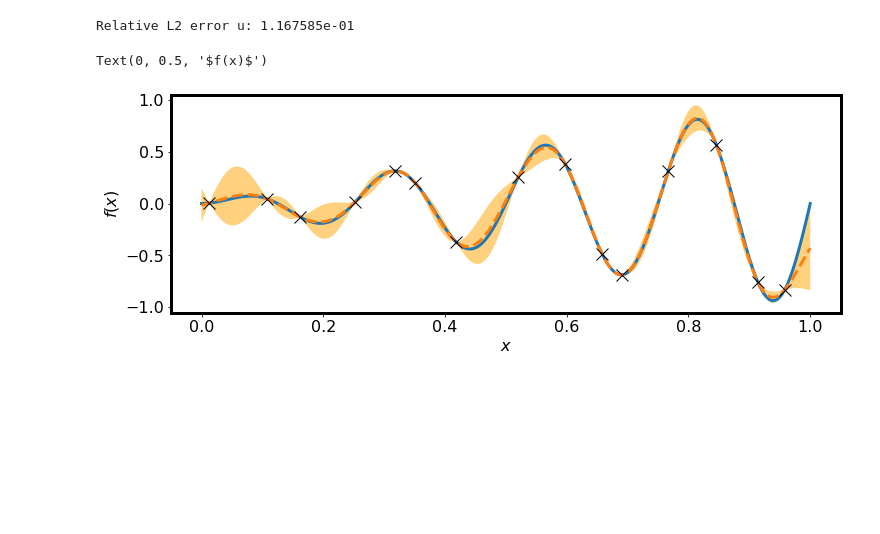
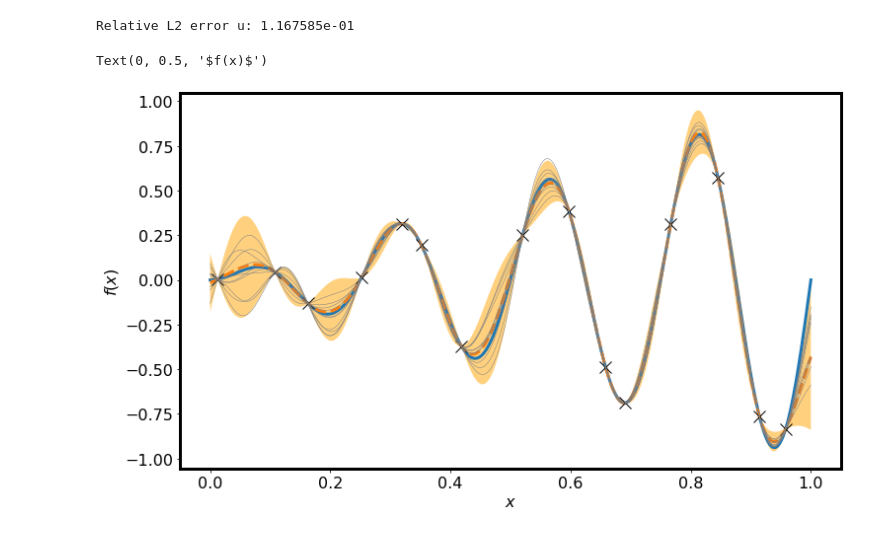
Before and after one commit to PredictiveIntelligenceLab/ENM531, a Jupyter notebook: Code/Week10-Gaussian processes/GP_regression.ipynb, the cells around one changed output. Saved outputs shown, nothing was run; the diff lists cells and outputs as text; code cells hidden in the pictures; blank space fills up the shorter version.

```diff
--- a/Code/Week10-Gaussian processes/GP_regression.ipynb
+++ b/Code/Week10-Gaussian processes/GP_regression.ipynb
@@ -102,6 +102,7 @@ class GPRegression:
     @partial(jit, static_argnums=(0,))
     def predict(self, params, batch, X_star):
         X, y = batch
+        N, D = X.shape
         # Fetch params
         sigma_n = np.exp(params[-1])
         theta = np.exp(params[:-1])
@@ -115,11 +116,32 @@ class GPRegression:
         # Compute predictive mean, std
         mu = np.matmul(k_pX, alpha)
         cov = k_pp - np.matmul(k_pX, beta)
-        std = np.sqrt(np.clip(np.diag(cov), a_min=0.))[:,None]
+        std = np.sqrt(np.clip(np.diag(cov), a_min=0.))
         return mu, std
+
+    # @partial(jit, static_argnums=(0,))
+    def draw_posterior_sample(self, rng_key, params, batch, X_star):
+        X, y = batch
+        N, D = X.shape
+        # Fetch params
+        sigma_n = np.exp(params[-1])
+        theta = np.exp(params[:-1])
+        # Compute kernels
+        k_pp = self.kernel(X_star, X_star, theta) + np.eye(X_star.shape[0])*(sigma_n + 1e-8)
+        k_pX = self.kernel(X_star, X, theta)
+        K = self.kernel(X, X, theta) + np.eye(N)*(sigma_n + 1e-8)
+        L = cholesky(K, lower=True)
+        alpha = solve_triangular(L.T,solve_triangular(L, y, lower=True))
+        beta  = solve_triangular(L.T,solve_triangular(L, k_pX.T, lower=True))
+        # Compute predictive mean
+        mu = np.matmul(k_pX, alpha)
+        cov = k_pp - np.matmul(k_pX, beta)
+        sample = random.multivariate_normal(rng_key, mu, cov)
+        return sample
 # %%
 def f(x):
-  return x*np.sin(8.0*np.pi*x)
+  y = x*np.sin(8.0*np.pi*x)
+  return y[0]
 # %%
 N = 15
 dim = 1
@@ -130,7 +152,7 @@ ub = np.array([1.0])
 # Training data
 X = lb + (ub-lb)*lhs(dim, N)
 y = vmap(f)(X)
-y = y + noise*y.std(0)*onp.random.randn(N,1)
+y = y + noise*y.std(0)*onp.random.randn(N,)
 
 # Test data
 n_star = 1000
@@ -161,6 +183,13 @@ mean, std = mean*sigma_y + mu_y, std*sigma_y
 lower = mean - 2.0*std
 upper = mean + 2.0*std
 
+# Draw posterior samples
+num_draws = 10
+test_keys = random.split(random.PRNGKey(0), num_draws)
+sample_fn = lambda key: model.draw_posterior_sample(key, opt_params, (X_train, y_train), X_test)
+f_samples = vmap(sample_fn)(test_keys)
+f_samples = f_samples*sigma_y + mu_y
+
 # Check accuracy
 error = np.linalg.norm(mean-y_star,2)/np.linalg.norm(y_star,2)
 print("Relative L2 error u: %e" % (error))
@@ -169,16 +198,18 @@ Relative L2 error u: 1.167585e-01
 # %%
 # Plot
 plt.rcParams.update({'font.size': 16})
 plt.rcParams['axes.linewidth']=3
 
-plt.figure(figsize = (12,4))
+plt.figure(figsize = (12,7))
 plt.plot(X_star, y_star, lw = 3)
 plt.plot(X_star, mean, '--', lw = 3)
 plt.plot(X, y, 'kx', ms = 12)
 plt.fill_between(X_star.flatten(), lower.flatten(), upper.flatten(),
                   facecolor='orange', alpha=0.5, label="Two std band")
+for i in range(num_draws):
+    plt.plot(X_star, f_samples[i,:], '-', color='gray', lw = 0.5)
 plt.xlabel(r'$x$')
 plt.ylabel(r'$f(x)$')
 # %% [output]
 Text(0, 0.5, '$f(x)$')
-[figure, old version]
+[figure, new version]
```
Also changed, not shown: parts of 1 cell of this notebook.
